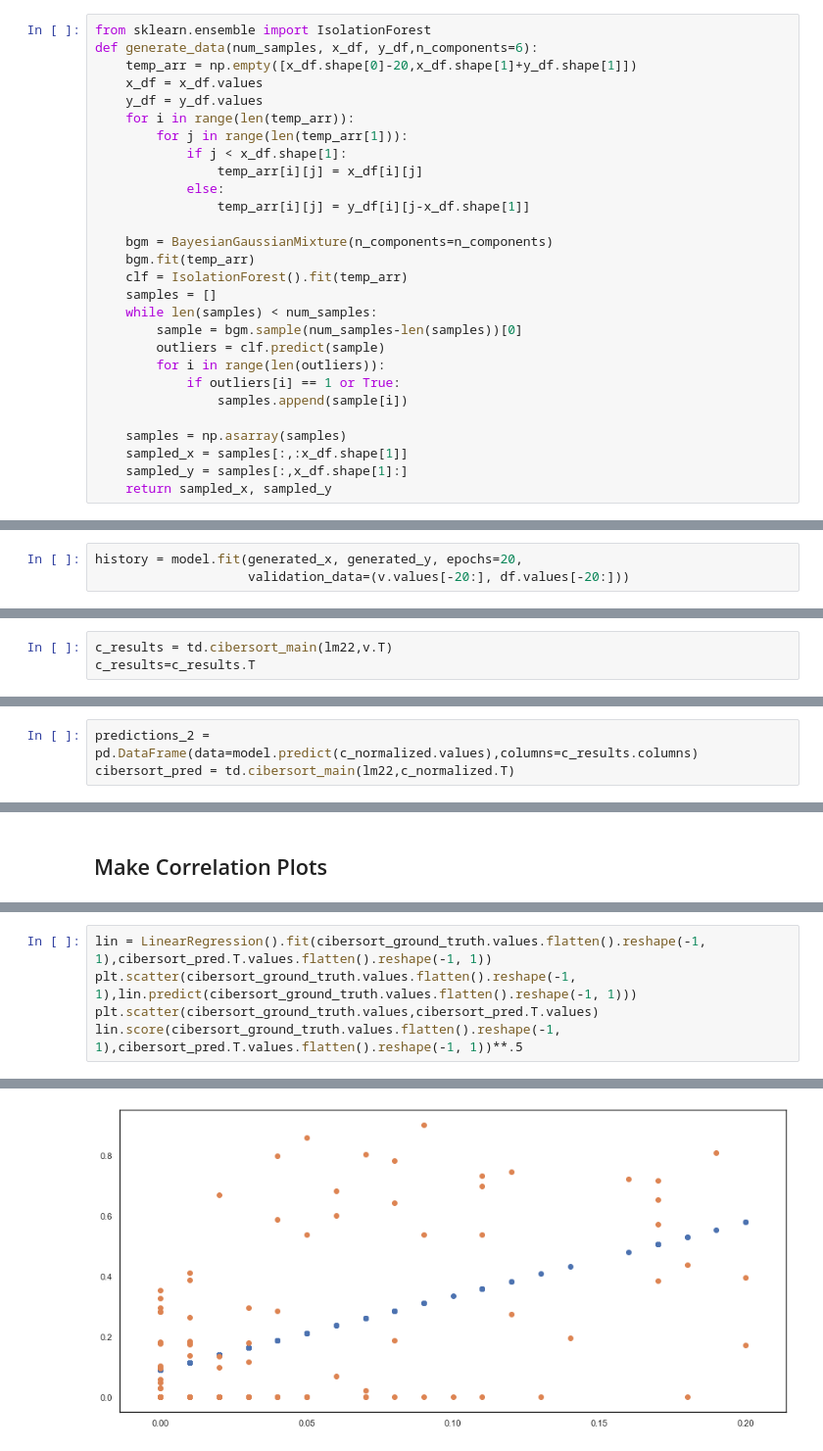
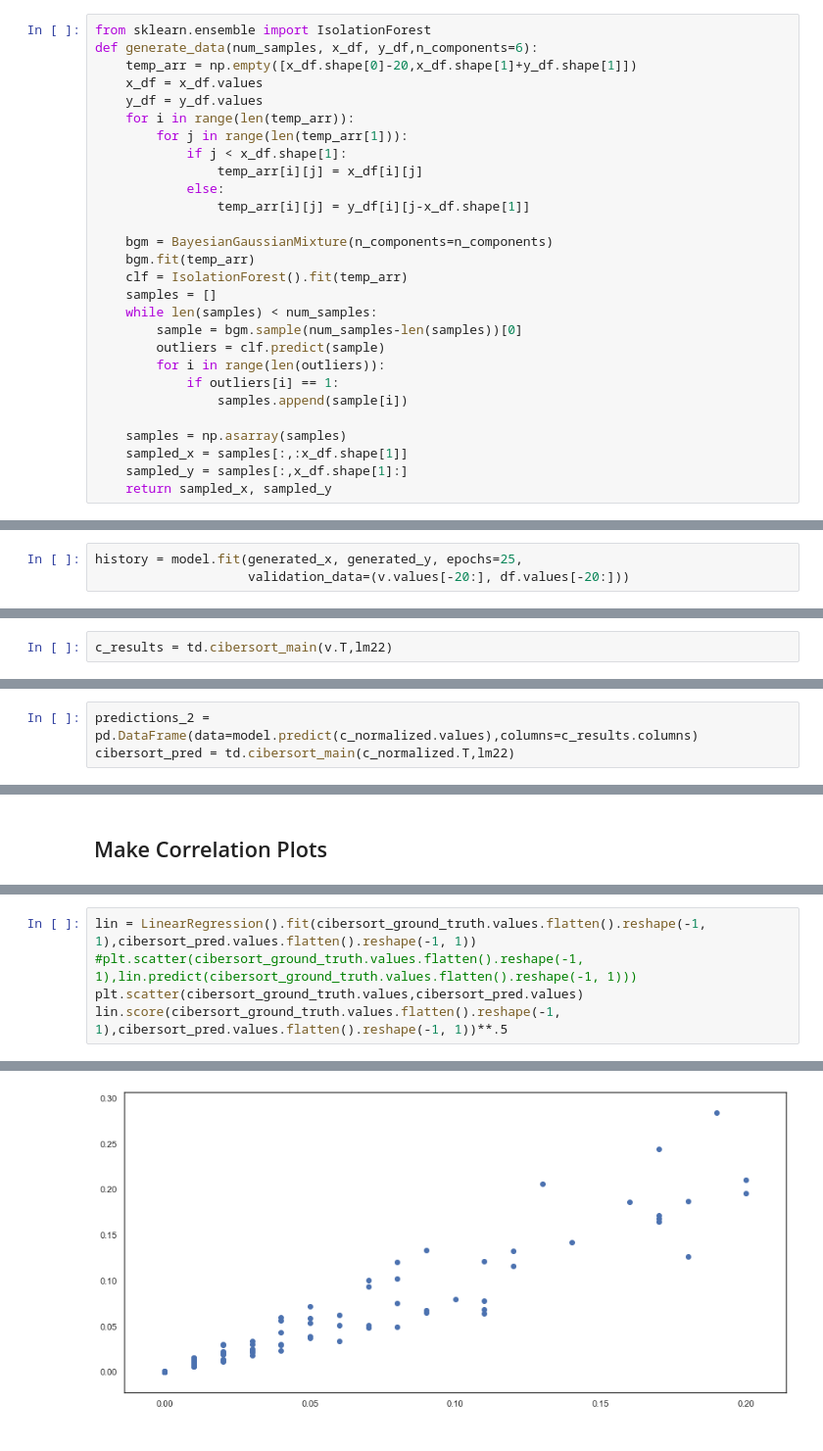
Before and after one commit to N8Grant/TripodsREU, a Jupyter notebook: scripts/NNDeconvolver.ipynb, the cells around one changed output, grey strips where cells are left out. Shown: that part at 98% size. Drawn from its saved outputs; the diff is of its cells as text.

```diff
--- a/scripts/NNDeconvolver.ipynb
+++ b/scripts/NNDeconvolver.ipynb
@@ -134,7 +134,7 @@ def generate_data(num_samples, x_df, y_df,n_components=6):
         sample = bgm.sample(num_samples-len(samples))[0]
         outliers = clf.predict(sample)
         for i in range(len(outliers)):
-            if outliers[i] == 1 or True:
+            if outliers[i] == 1:
                 samples.append(sample[i])
 
     samples = np.asarray(samples)
@@ -162,7 +165,7 @@ model.compile(optimizer='adam',
 
 #X_train, X_test, y_train, y_test = train_test_split(v.values, df.values, test_size=0.2, random_state=42)
 # %%
-history = model.fit(generated_x, generated_y, epochs=20,
+history = model.fit(generated_x, generated_y, epochs=25,
                     validation_data=(v.values[-20:], df.values[-20:]))
 # %% [output]
 Train on 100000 samples, validate on 20 samples
@@ -202,8 +205,7 @@ predictions = model.predict(v.values[-20:])
 # %% [markdown]
 ### Run cibersort for comparison
 # %%
-c_results = td.cibersort_main(lm22,v.T)
-c_results=c_results.T
+c_results = td.cibersort_main(v.T,lm22)
 # %% [output]
 Running CiberSort...
 # %%
@@ -325,7 +326,7 @@ c_normalized.shape
 (5, 547)
 # %%
 predictions_2 = pd.DataFrame(data=model.predict(c_normalized.values),columns=c_results.columns)
-cibersort_pred = td.cibersort_main(lm22,c_normalized.T)
+cibersort_pred = td.cibersort_main(c_normalized.T,lm22)
 # %% [output]
 Running CiberSort...
 # %% [markdown]
@@ -364,6 +365,6 @@ lin.score(cibersort_ground_truth.values.flatten().reshape(-1, 1),predictions_2.v
 # %%
-lin = LinearRegression().fit(cibersort_ground_truth.values.flatten().reshape(-1, 1),cibersort_pred.T.values.flatten().reshape(-1, 1))
-plt.scatter(cibersort_ground_truth.values.flatten().reshape(-1, 1),lin.predict(cibersort_ground_truth.values.flatten().reshape(-1, 1)))
-plt.scatter(cibersort_ground_truth.values,cibersort_pred.T.values)
-lin.score(cibersort_ground_truth.values.flatten().reshape(-1, 1),cibersort_pred.T.values.flatten().reshape(-1, 1))**.5
+lin = LinearRegression().fit(cibersort_ground_truth.values.flatten().reshape(-1, 1),cibersort_pred.values.flatten().reshape(-1, 1))
+#plt.scatter(cibersort_ground_truth.values.flatten().reshape(-1, 1),lin.predict(cibersort_ground_truth.values.flatten().reshape(-1, 1)))
+plt.scatter(cibersort_ground_truth.values,cibersort_pred.values)
+lin.score(cibersort_ground_truth.values.flatten().reshape(-1, 1),cibersort_pred.values.flatten().reshape(-1, 1))**.5
 # %% [output]
@@ -371,3 +372,3 @@ lin.score(cibersort_ground_truth.values.flatten().reshape(-1, 1),cibersort_pred.
-[figure, old version]
+[figure, new version]
 # %%
 print("NN MAE:",mean_absolute_error(cibersort_ground_truth.values,predictions_2.values))
```
Also changed, not shown: parts of 43 cells of this notebook, 9 other files.
